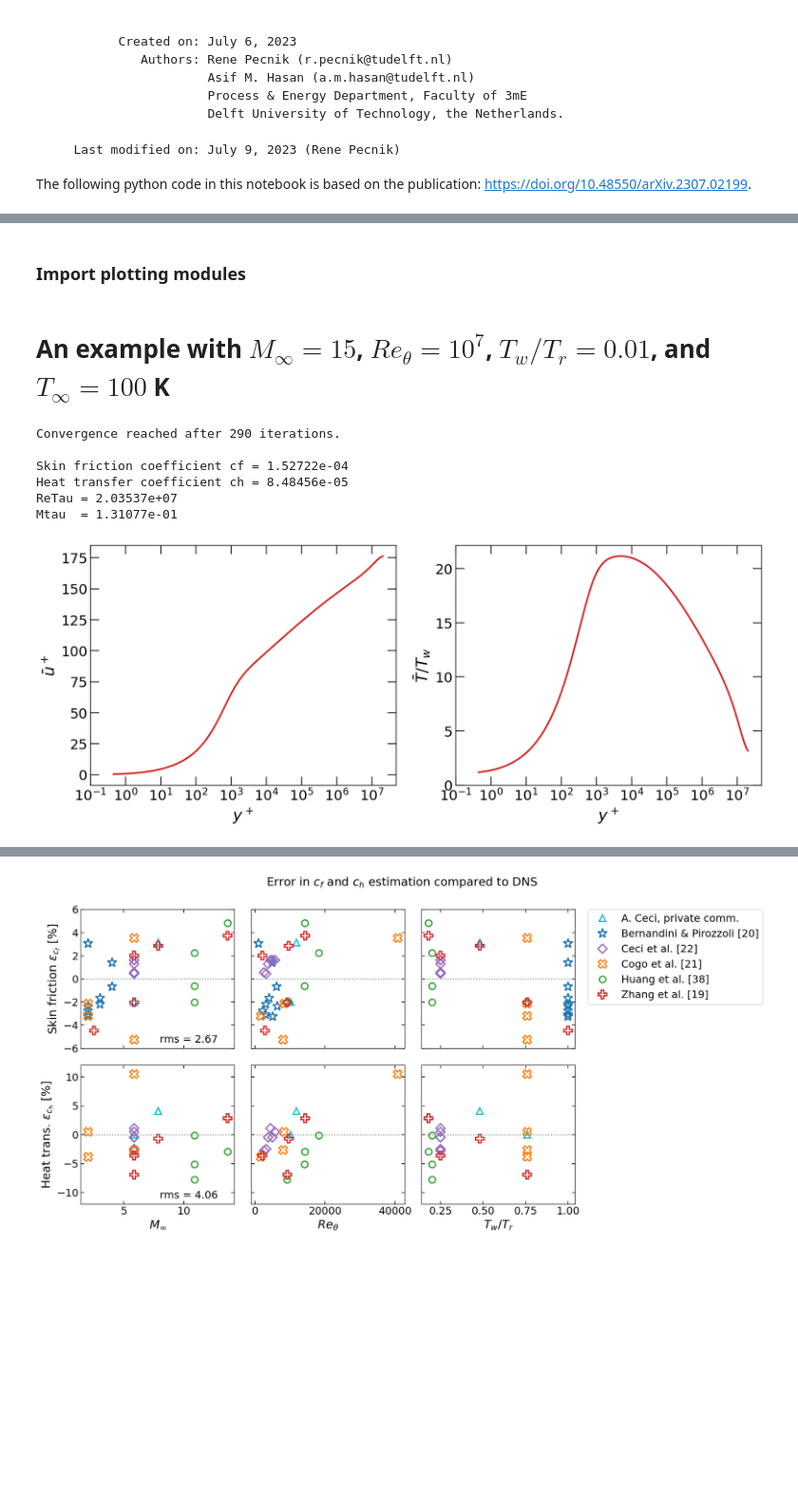
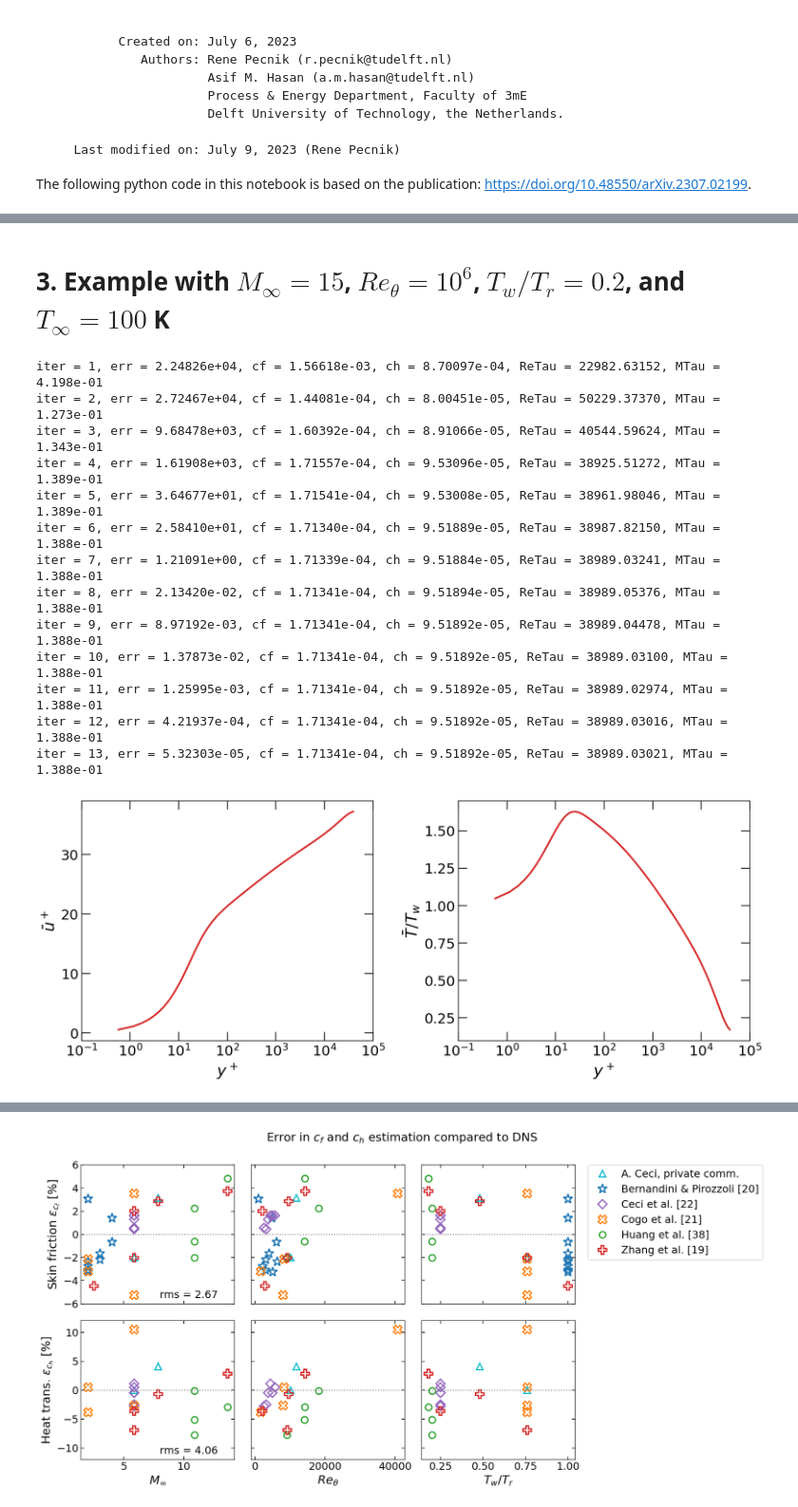
Before and after one commit to Fluid-Dynamics-Of-Energy-Systems-Team/DragAndHeatTransferEstimation, a Jupyter notebook: DragAndHeatTransferEstimation.ipynb, the cells around one changed output, grey strips where cells are left out. Shown at 95% size. Saved outputs shown, nothing was run; the diff lists cells and outputs as text; code cells hidden in the pictures; blank space fills up the shorter version.

```diff
--- a/DragAndHeatTransferEstimation.ipynb
+++ b/DragAndHeatTransferEstimation.ipynb
@@ -123,23 +124,17 @@ $$Re_\tau = {Re_\theta}\frac{ \mu_\infty/\mu_w}{(\rho_\infty/\rho_w) u_\infty^+
 $$M_\tau = M_\infty \sqrt{\frac{c_f}{2}}$$
 # %%
 def calcParameters(ReTheta, Minf, y_ye, r_rw, mu_muw, upl, uinf,
-                   T_Tw, Tw_Tr, Tinf_Tw, Tinf_dim, dTduinf_wall, viscLaw):
+                   T_Tw, Tw_Tr, Tinf_Tw, Tinf_dim, viscLaw):
 
     rinf  = density(Tinf_Tw)
     muinf = viscosity(Tinf_Tw, Tinf_dim, Tinf_Tw, viscLaw)
 
+    cf = 2/(rinf*uinf**2)
+    ch = cf/2*sPr/Pr if Tw_Tr != 1 else np.nan  # set ch to NaN for adiabatic boundary layers
+
     Theta         = trapz(r_rw/rinf*upl/uinf*(1 - upl/uinf), y_ye)
-    ReTheta_ReTau = rinf*uinf*Theta/muinf
-    ReTau         = ReTheta/ReTheta_ReTau
-    cf            = 2/(rinf*uinf**2)
-    MTau          = Minf*(cf/2)**0.5
+    ReTau         = ReTheta/(rinf*uinf*Theta/muinf)
+    MTau          = Minf*np.sqrt(cf/2)
 
-    ch = np.nan     # ch=nan for adiabatic boundary layers
-    if Tw_Tr != 1:
-        # Calculate temperature gradient: dT/dy = dT/du * du+/dy+.
-        # Since solver is based on viscous scales: du+/dy+ = 1
-        dTdy_Wall = dTduinf_wall / uinf
-        ch        = 1/Pr*dTdy_Wall/(rinf*uinf*(1/Tw_Tr - 1))
-
-    return ReTau, MTau, cf, ch
+    return cf, ch, ReTau, MTau
 # %% [markdown]
@@ -197,5 +205,5 @@ def solver(y_ye    = grid(200, 4),
-# %% [markdown]
-### Import plotting modules
+# %% [markdown]
+# 3. Example with $M_\infty=15$, $Re_\theta =10^6$, $T_w/T_r= 0.2$, and $T_\infty=100$ K
 # %%
 import matplotlib.pyplot as plt
 from matplotlib import rc, rcParams
@@ -205,53 +213,57 @@ import matplotlib.ticker as ticker
 %config InlineBackend.figure_format = 'retina'
 rc('text', usetex=False)  # switch to True for latex font (might be slow)
 rcParams.update({'font.size': 16})
-# %% [markdown]
-# An example with $M_\infty=15$, $Re_\theta =10^7$, $T_w/T_r= 0.01$, and $T_\infty=100$ K
 # %%
 ########################################
-# Constants
+# Constants (they are global variables!)
 #
 gamma     = 1.4    # ratio of specific heat capacities
 Pr        = 0.72   # Prandtl number
+sPr       = 0.8    # see Zhang et al. JFM, 2014
 kappa     = 0.41   # Karman constant
 Apl       = 17     # Van Driest damping constant
+
 
 ########################################
 # Run a test case
 #
-cf,ch,ReTau,MTau,ypl,yst,upl,T,niter = solver(y_ye     = grid(100000, 9),
-                                              ReTheta  = 1.0e7,
-                                              Minf     = 15.0,
-                                              Tw_Tr    = 0.01,
-                                              viscLaw  = "Sutherland",
-                                              Tinf_dim = 100.0)
+cf,ch,ReTau,MTau,ypl,yst,upl,T = solver(y_ye     = grid(nPoints = 10000, stretch = 4),
+                                        ReTheta  = 1.0e6,
+                                        Minf     = 15.0,
+                                        Tw_Tr    = 0.2,
+                                        viscLaw  = "Sutherland",
+                                        Tinf_dim = 100.0,
+                                        verbose  = True)
 
-print('Convergence reached after {0} iterations.'.format(niter))
-print('\nSkin friction coefficient cf = {0:.5e} \nHeat transfer coefficient ch = {1:.5e}'.format(cf, ch))
-print('ReTau = {0:.5e} \nMtau  = {1:.5e}'.format(ReTau,MTau))
 
 ################################################
 # plot profiles
 #
 fig, ax = plt.subplots(1,2,figsize=(12,5))
 ax[0].semilogx(ypl[1:],upl[1:], color='tab:red', lw=2)
 ax[1].semilogx(ypl[1:],T[1:],   color='tab:red', lw=2)
 ax[0].set_ylabel(r"$\bar u^+$",  fontsize = 18)
 ax[1].set_ylabel(r"$\bar T/T_w$",fontsize = 18)
 for a in ax:
     a.tick_params(axis='both', which='both', direction='in',labelsize=16,right=True,top=True)
     a.tick_params(which='major', length=10, width=1)
     a.tick_params(which='minor', length=5,  width=1)
-    a.set_xticks(10.0**np.arange(-1, 8, 1))
+    a.set_xticks(10.0**np.arange(-1, 6, 1))
     a.set_xlabel(r"$y^+$",fontsize = 18)
-ax[1].set_yticks(np.arange(0,25,5))
 plt.tight_layout()
 # %% [output]
-Convergence reached after 290 iterations.
-
-Skin friction coefficient cf = 1.52722e-04
-Heat transfer coefficient ch = 8.48456e-05
-ReTau = 2.03537e+07
-Mtau  = 1.31077e-01
+iter = 1, err = 2.24826e+04, cf = 1.56618e-03, ch = 8.70097e-04, ReTau = 22982.63152, MTau = 4.198e-01
+iter = 2, err = 2.72467e+04, cf = 1.44081e-04, ch = 8.00451e-05, ReTau = 50229.37370, MTau = 1.273e-01
+iter = 3, err = 9.68478e+03, cf = 1.60392e-04, ch = 8.91066e-05, ReTau = 40544.59624, MTau = 1.343e-01
+iter = 4, err = 1.61908e+03, cf = 1.71557e-04, ch = 9.53096e-05, ReTau = 38925.51272, MTau = 1.389e-01
+iter = 5, err = 3.64677e+01, cf = 1.71541e-04, ch = 9.53008e-05, ReTau = 38961.98046, MTau = 1.389e-01
+iter = 6, err = 2.58410e+01, cf = 1.71340e-04, ch = 9.51889e-05, ReTau = 38987.82150, MTau = 1.388e-01
+iter = 7, err = 1.21091e+00, cf = 1.71339e-04, ch = 9.51884e-05, ReTau = 38989.03241, MTau = 1.388e-01
+iter = 8, err = 2.13420e-02, cf = 1.71341e-04, ch = 9.51894e-05, ReTau = 38989.05376, MTau = 1.388e-01
+iter = 9, err = 8.97192e-03, cf = 1.71341e-04, ch = 9.51892e-05, ReTau = 38989.04478, MTau = 1.388e-01
+iter = 10, err = 1.37873e-02, cf = 1.71341e-04, ch = 9.51892e-05, ReTau = 38989.03100, MTau = 1.388e-01
+iter = 11, err = 1.25995e-03, cf = 1.71341e-04, ch = 9.51892e-05, ReTau = 38989.02974, MTau = 1.388e-01
+iter = 12, err = 4.21937e-04, cf = 1.71341e-04, ch = 9.51892e-05, ReTau = 38989.03016, MTau = 1.388e-01
+iter = 13, err = 5.32303e-05, cf = 1.71341e-04, ch = 9.51892e-05, ReTau = 38989.03021, MTau = 1.388e-01
-[figure, old version]
+[figure, new version]
 # %% [markdown]
```
Also changed, not shown: parts of 17 cells of this notebook, 1 other file.
